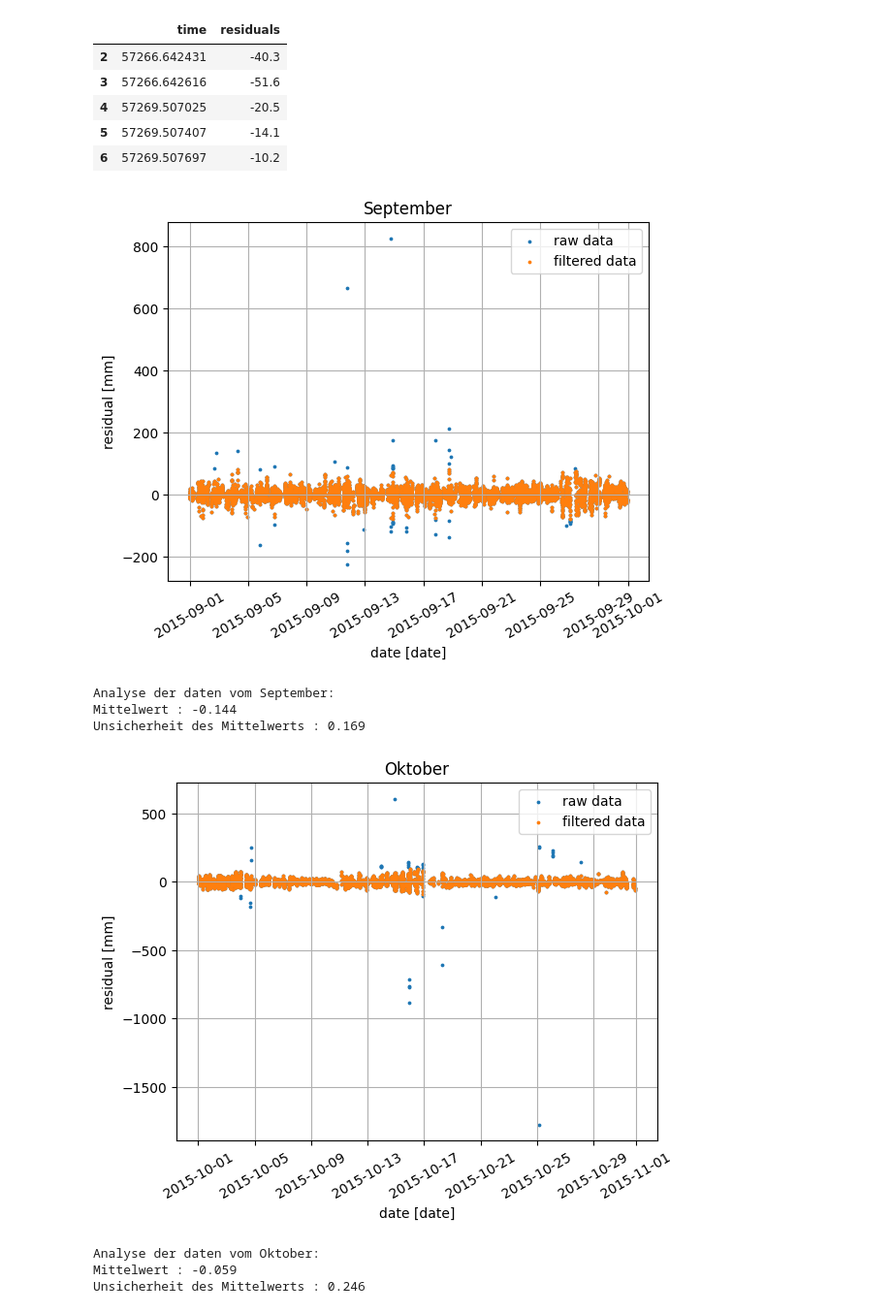
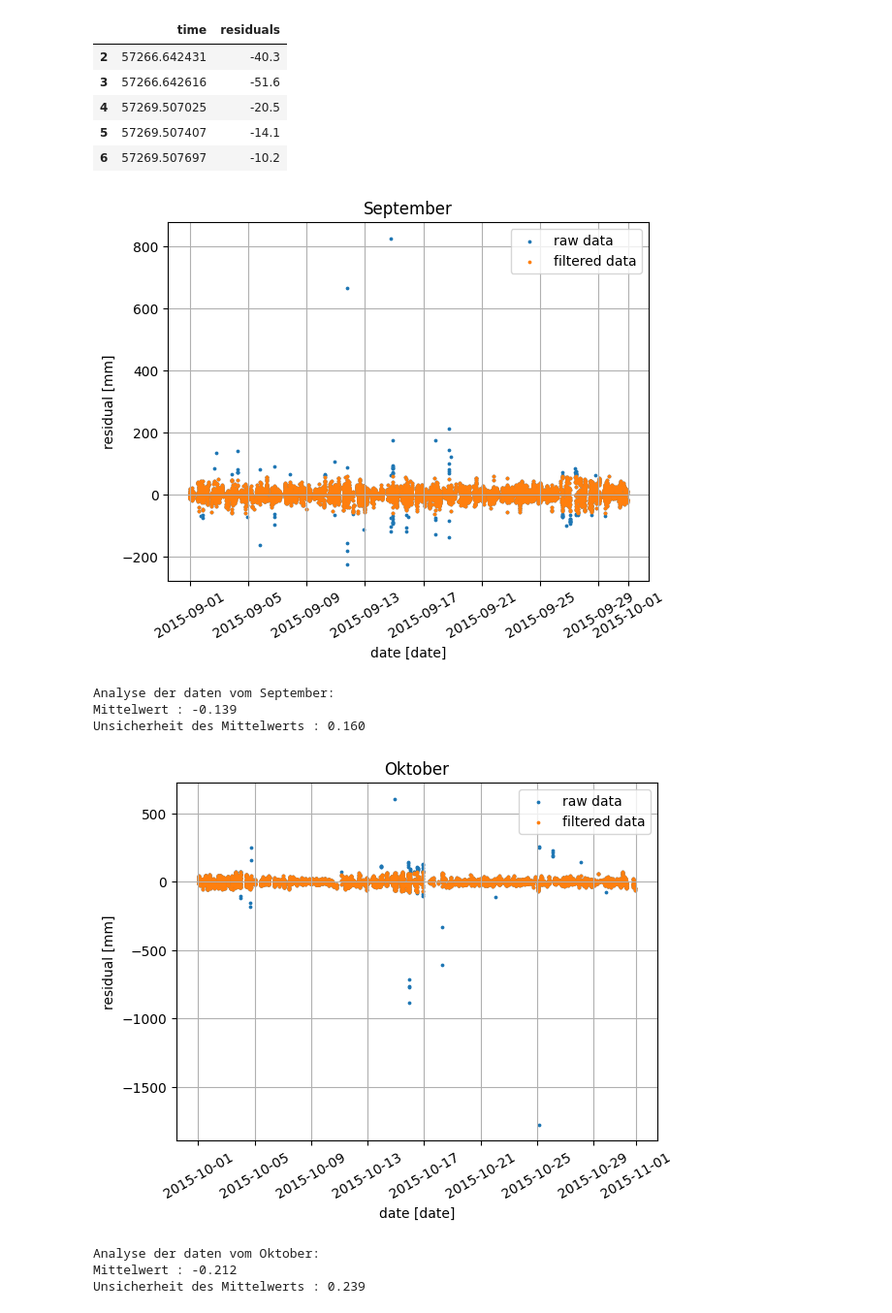
Before and after one commit to SecretGmG/nmp_exercises, a Jupyter notebook: ex_02/ex_02.ipynb, the cells around one changed output. Shown at 97% size. Drawn from its saved outputs; the diff is of its cells as text; code cells hidden in the pictures.

```diff
--- a/ex_02/ex_02.ipynb
+++ b/ex_02/ex_02.ipynb
@@ -86,38 +86,41 @@ def get_inliers(data : np.ndarray, max_std : float= 4.0, iterative : bool = True
 # %%
 from astropy.time import Time
 
-data['datetime'] = Time(val = data['time'], format = 'mjd').to_datetime()
+time_values = Time(val = data['time'], format = 'mjd')
+
+data['datetime'] = pd.DatetimeIndex(time_values.to_datetime())
 
 for month, month_name in zip([9,10,11], ['September', 'Oktober', 'November']):
+
     data_of_the_month = data.loc[data['datetime'].dt.month == month]
+    inliers = get_inliers(data_of_the_month['residuals'])
+    filtered_data = data_of_the_month.loc[inliers]
 
-
-    filtered_data = data_of_the_month.loc[get_inliers(data_of_the_month['residuals'], max_std=5),:]
     plt.figure()
     plt.title(month_name)
 
 
     plt.scatter(data_of_the_month['datetime'], data_of_the_month['residuals'], label = 'raw data', s=3)
     plt.scatter(filtered_data['datetime'], filtered_data['residuals'], label = 'filtered data', s=3)
     plt.xticks(rotation = 30)
     plt.xlabel('date [date]')
     plt.ylabel('residual [mm]')
     plt.legend()
     plt.grid()
     plt.show()
     print(f'Analyse der daten vom {month_name}:')
     print(f'Mittelwert : {filtered_data["residuals"].mean():.3f}')
 
     # Formel aus skript S.8
     uncertainty = filtered_data["residuals"].std() / np.sqrt(len(filtered_data))
 
     print(f'Unsicherheit des Mittelwerts : {uncertainty:.3f}')
 # %% [output]
-[figure, old version]
+[figure, new version]
 Analyse der daten vom September:
-Mittelwert : -0.144
-Unsicherheit des Mittelwerts : 0.169
+Mittelwert : -0.139
+Unsicherheit des Mittelwerts : 0.160
-[figure, old version]
+[figure, new version]
 Analyse der daten vom Oktober:
-Mittelwert : -0.059
-Unsicherheit des Mittelwerts : 0.246
+Mittelwert : -0.212
+Unsicherheit des Mittelwerts : 0.239
```
Also changed, not shown: parts of 1 cell of this notebook.
